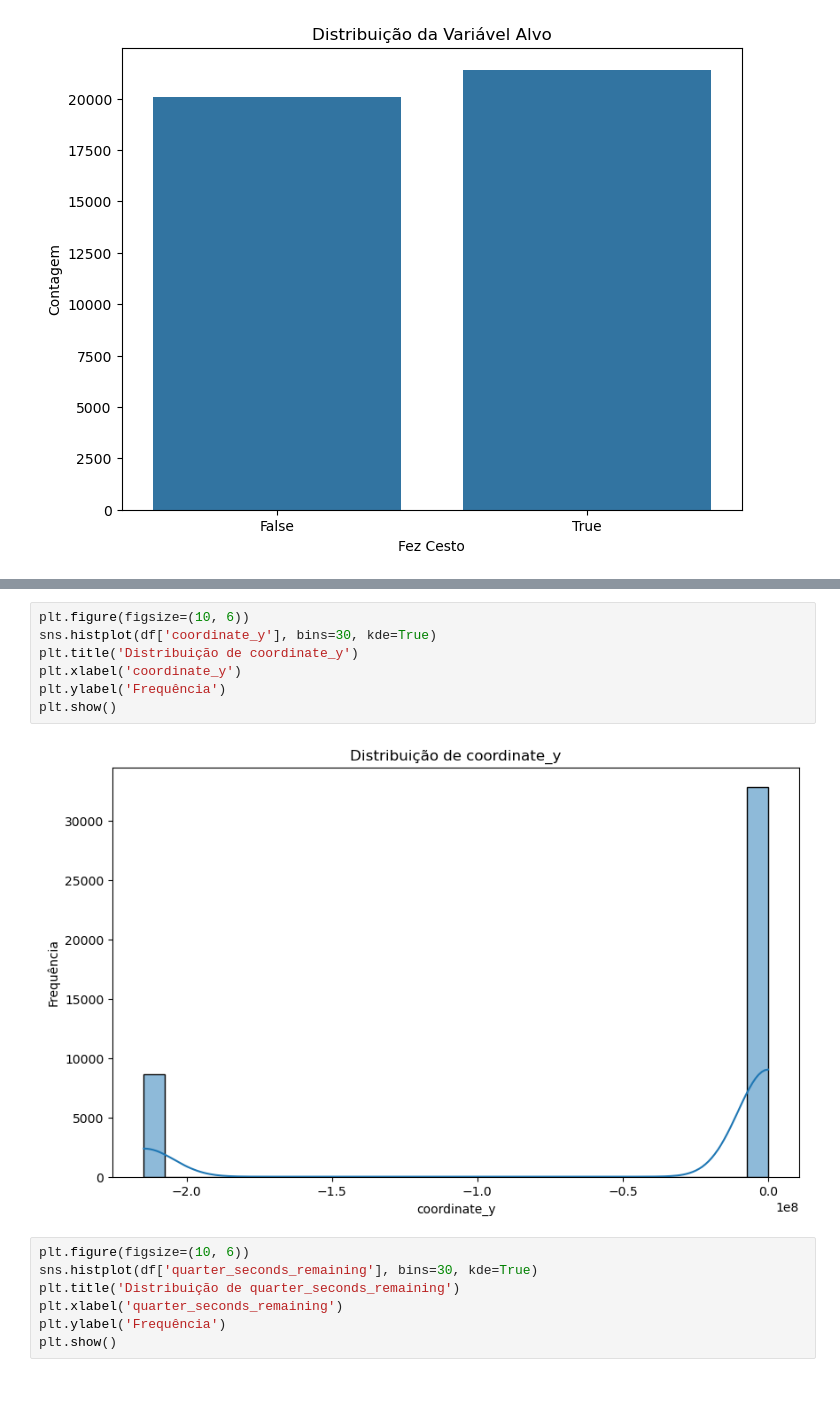
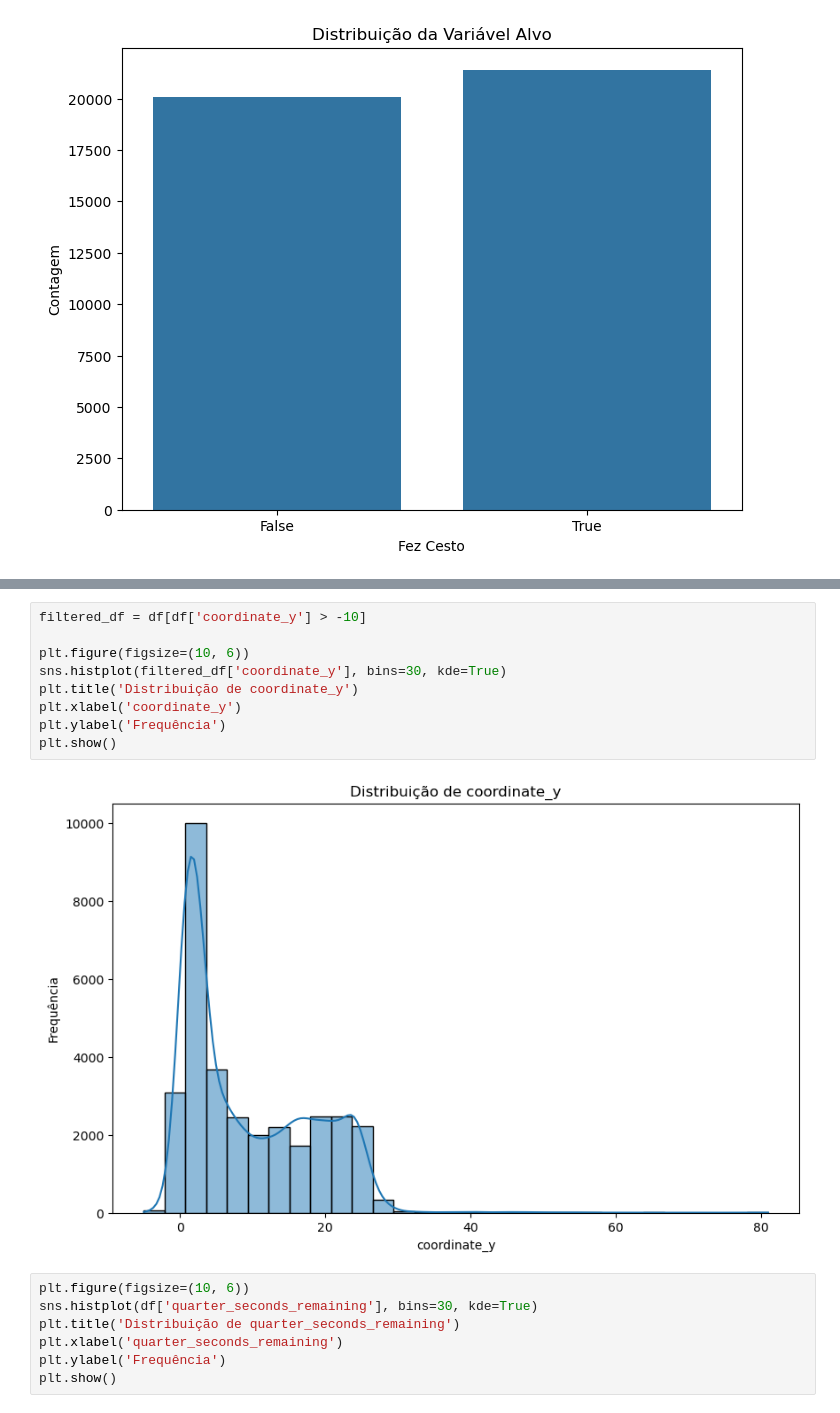
Before and after one commit to goncalobcosta/TAAC_proj2, a Jupyter notebook: test.ipynb, the cells around one changed output, grey strips where cells are left out. Cells and saved outputs as stored; diff of their text form.

```diff
--- a/test.ipynb
+++ b/test.ipynb
@@ -108,12 +152,14 @@ plt.show()
 # %%
+filtered_df = df[df['coordinate_y'] > -10]
+
 plt.figure(figsize=(10, 6))
-sns.histplot(df['coordinate_y'], bins=30, kde=True)
+sns.histplot(filtered_df['coordinate_y'], bins=30, kde=True)
 plt.title('Distribuição de coordinate_y')
 plt.xlabel('coordinate_y')
 plt.ylabel('Frequência')
 plt.show()
 # %% [output]
-[figure, old version]
+[figure, new version]
 # %%
 plt.figure(figsize=(10, 6))
 sns.histplot(df['quarter_seconds_remaining'], bins=30, kde=True)
```
Also changed, not shown: parts of 42 cells of this notebook, 1 other file.
